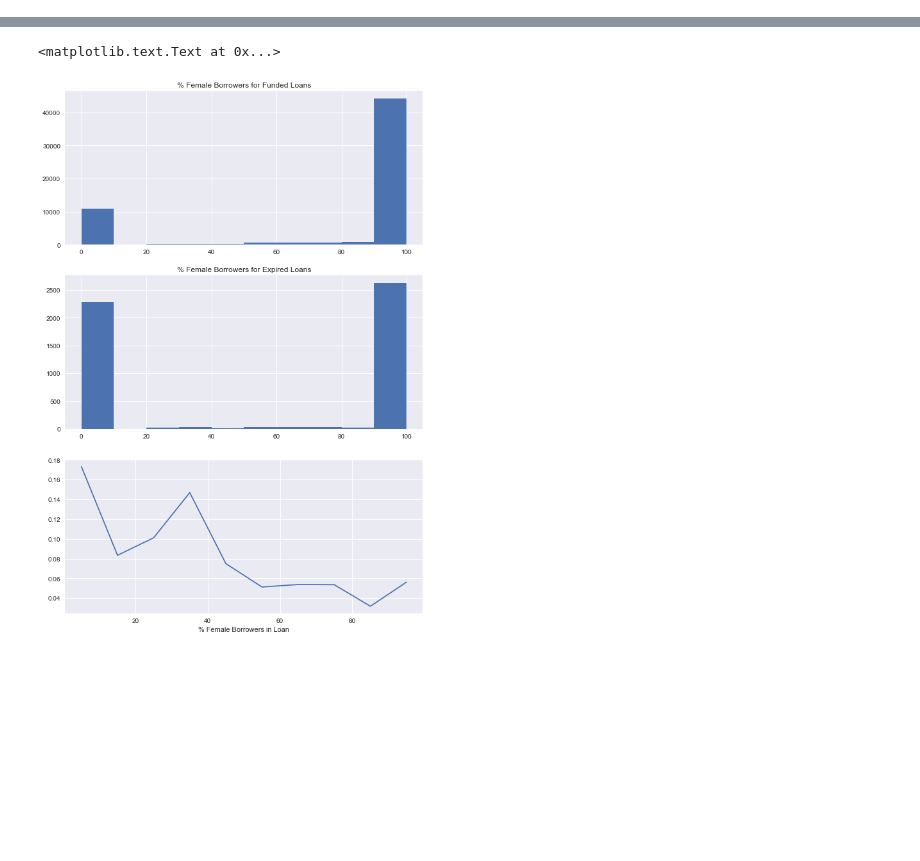
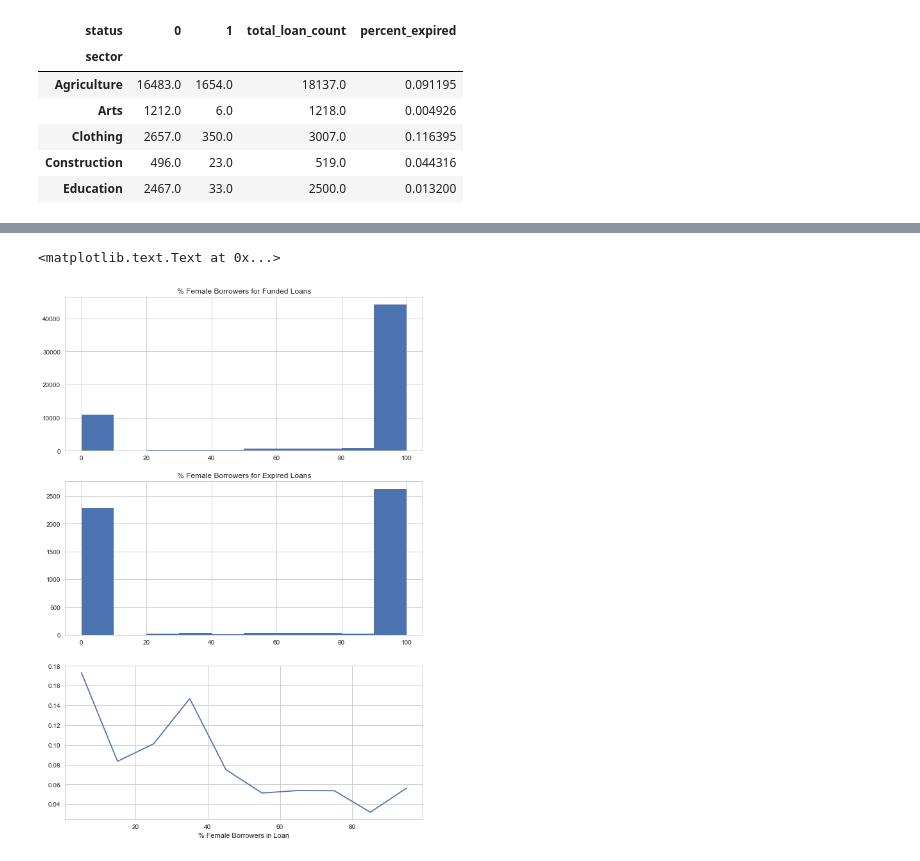
Before and after one commit to nanafwu/kiva-loan-classification, a Jupyter notebook: Kiva_Loan_Classification.ipynb, the cells around one changed output, grey strips where cells are left out. Saved outputs shown, nothing was run; the diff lists cells and outputs as text; code cells hidden in the pictures; blank space fills up the shorter version.

```diff
--- a/Kiva_Loan_Classification.ipynb
+++ b/Kiva_Loan_Classification.ipynb
@@ -115,0 +143,24 @@ ax[1][0].set_xlabel('Loan Length (Months)')
+# %%
+def get_loan_status(data_status, groupby_feature):
+    """Get loan count and percent expired by sector, country, etc in data"""
+    df_status_by_feature = data_status.groupby(['status', groupby_feature]).count().reset_index()
+    df_status_by_feature = df_status_by_feature.pivot(index=groupby_feature, columns='status', values='loan_amount')
+    df_status_by_feature = df_status_by_feature.fillna(0).reset_index()
+    df_status_by_feature = df_status_by_feature.set_index([groupby_feature])
+    df_status_by_feature['total_loan_count'] = df_status_by_feature[0] + df_status_by_feature[1]
+    df_status_by_feature['percent_expired'] =  df_status_by_feature[1] / df_status_by_feature['total_loan_count']
+    return df_status_by_feature
+
+df_status_sector = get_loan_status(train_status, 'sector')
+df_status_country = get_loan_status(train_status, 'country')
+train_medians = X_train.median()
+# %%
+df_status_sector.head()
+# %% [output]
+| status | 0 | 1 | total_loan_count | percent_expired |
+| sector |  |  |  |  |
+| Agriculture | 16483.0 | 1654.0 | 18137.0 | 0.091195 |
+| Arts | 1212.0 | 6.0 | 1218.0 | 0.004926 |
+| Clothing | 2657.0 | 350.0 | 3007.0 | 0.116395 |
+| Construction | 496.0 | 23.0 | 519.0 | 0.044316 |
+| Education | 2467.0 | 33.0 | 2500.0 | 0.013200 |
```
Also changed, not shown: parts of 36 cells of this notebook, 7 other files.
